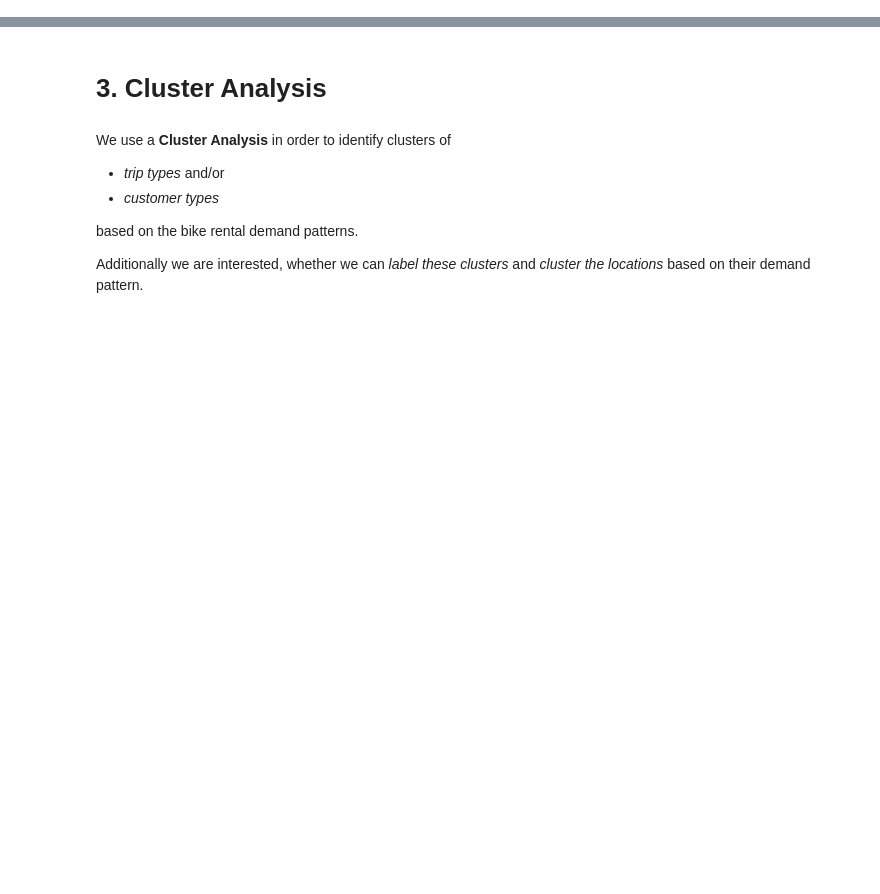
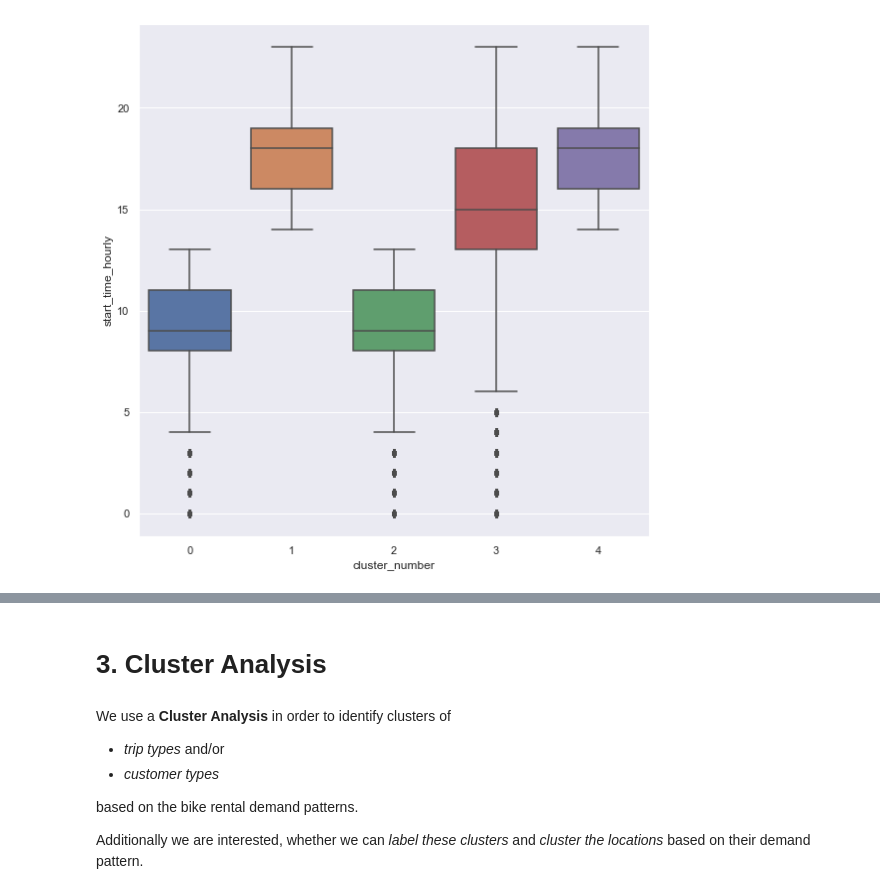
Before and after one commit to Hannah2800/AA_2022_PythonPandas, a Jupyter notebook: Task 3 - Cluster Analysis.ipynb, the cells around one changed output, grey strips where cells are left out. Saved outputs shown, nothing was run; the diff lists cells and outputs as text; code cells hidden in the pictures; blank space fills up the shorter version.

```diff
--- a/Task 3 - Cluster Analysis.ipynb
+++ b/Task 3 - Cluster Analysis.ipynb
@@ -55,0 +139,6 @@ dfPhiladelphia_clustering = dfPhiladelphia[['start_time_hourly',
+# %%
+fig = plt.figure(figsize=(8, 8))
+sns.boxplot(y=dfPhiladelphia_clu["start_time_hourly"], x = dfPhiladelphia_clu['cluster_number'])
+plt.tight_layout()
+# %% [output]
+[figure, added]
```
Also changed, not shown: parts of 36 cells of this notebook, 2 other files.
